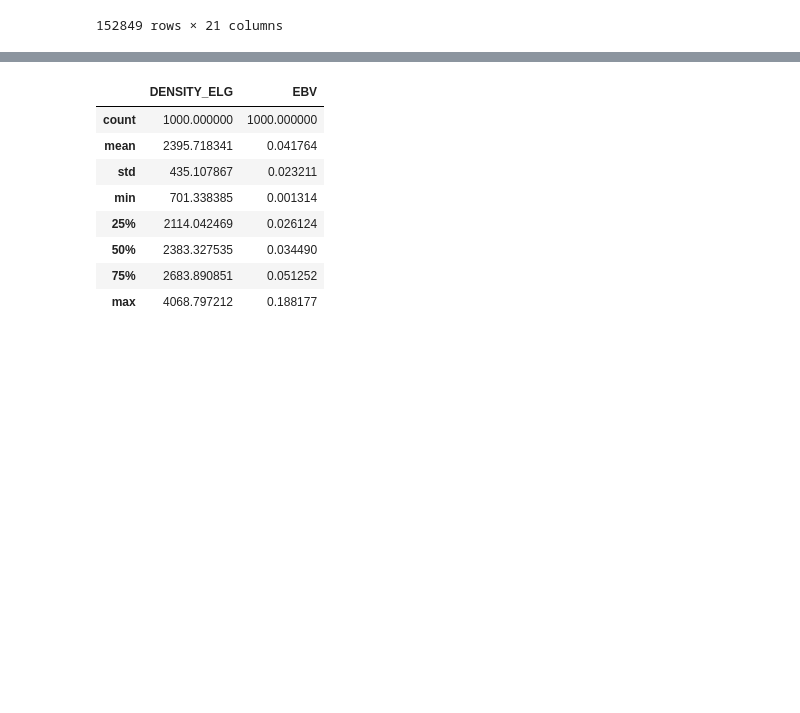
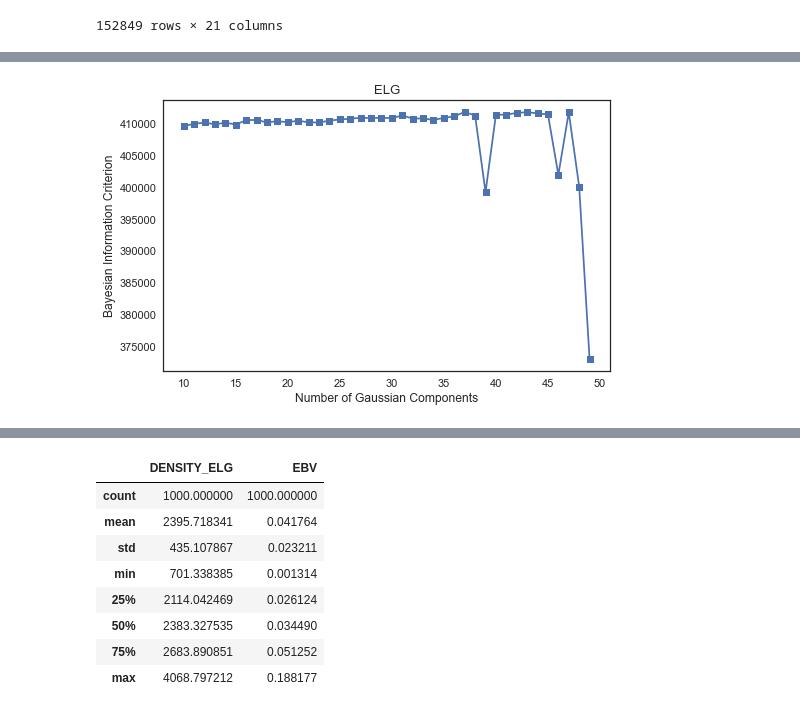
Before and after one commit to desihub/desitarget, a Jupyter notebook: doc/nb/target-fluctuations.ipynb, the cells around one changed output, grey strips where cells are left out. Saved outputs shown, nothing was run; the diff lists cells and outputs as text; code cells hidden in the pictures; blank space fills up the shorter version.

```diff
--- a/doc/nb/target-fluctuations.ipynb
+++ b/doc/nb/target-fluctuations.ipynb
@@ -76,3 +86,5 @@ Regress against both the depth and the dust reddening.
+# %%
+ncomparray = np.arange(10, 50)
 # %%
 def qa_bic(ncomp, bic, title):
     fig, ax = plt.subplots(figsize=(8, 5))
@@ -93,0 +106,4 @@ qa_bic(_ncomp, bic, title=target)
+# %%
+qa_bic(ncomparray, bic_elg, title='ELG')
+# %% [output]
+[figure, added]
```
Also changed, not shown: parts of 23 cells of this notebook.
